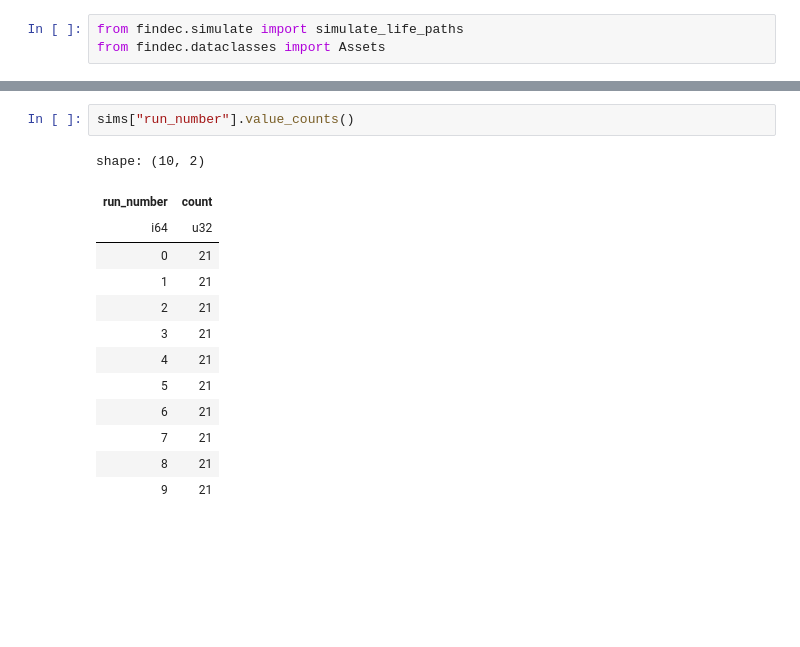
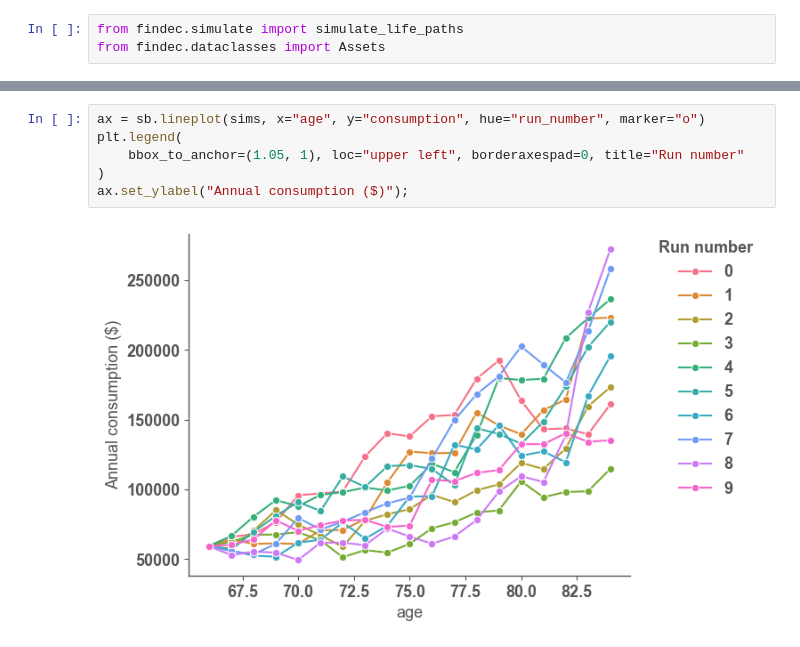
Before and after one commit to jaryaman/financial-decisions, a Jupyter notebook: notebooks/6-monte-carlo.ipynb, the cells around one changed output, grey strips where cells are left out. Drawn from its saved outputs; the diff is of its cells as text; blank space fills up the shorter version.

```diff
--- a/notebooks/6-monte-carlo.ipynb
+++ b/notebooks/6-monte-carlo.ipynb
@@ -77,16 +61,8 @@ shape: (210, 9)
-# %%
-sims["run_number"].value_counts()
-# %% [output]
-shape: (10, 2)
-| run_number | count |
-| i64 | u32 |
-| 0 | 21 |
-| 1 | 21 |
-| 2 | 21 |
-| 3 | 21 |
-| 4 | 21 |
-| 5 | 21 |
-| 6 | 21 |
-| 7 | 21 |
-| 8 | 21 |
-| 9 | 21 |
+# %%
+ax = sb.lineplot(sims, x="age", y="consumption", hue="run_number", marker="o")
+plt.legend(
+    bbox_to_anchor=(1.05, 1), loc="upper left", borderaxespad=0, title="Run number"
+)
+ax.set_ylabel("Annual consumption ($)");
+# %% [output]
+[figure, added]
```
Also changed, not shown: parts of 4 cells of this notebook, 3 other files.
